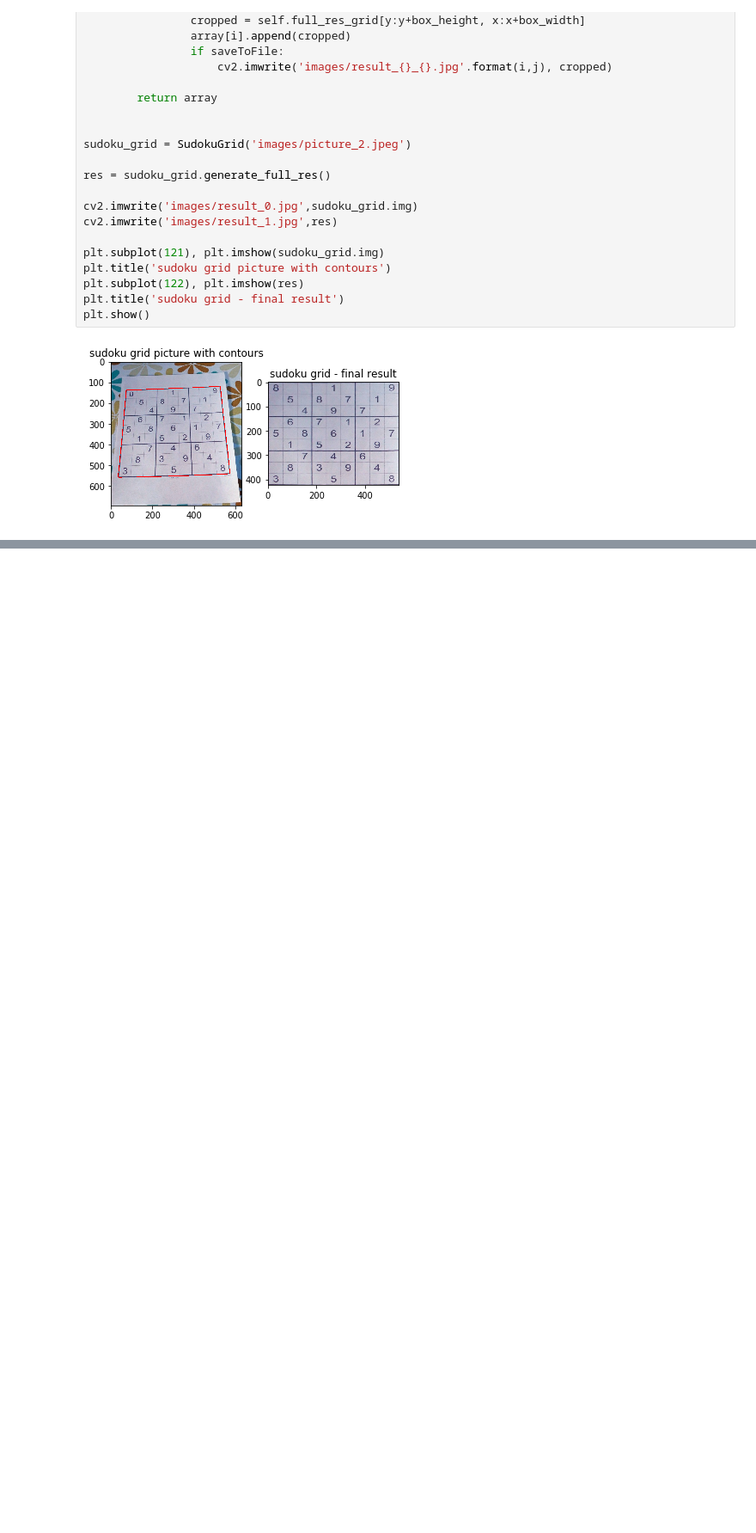
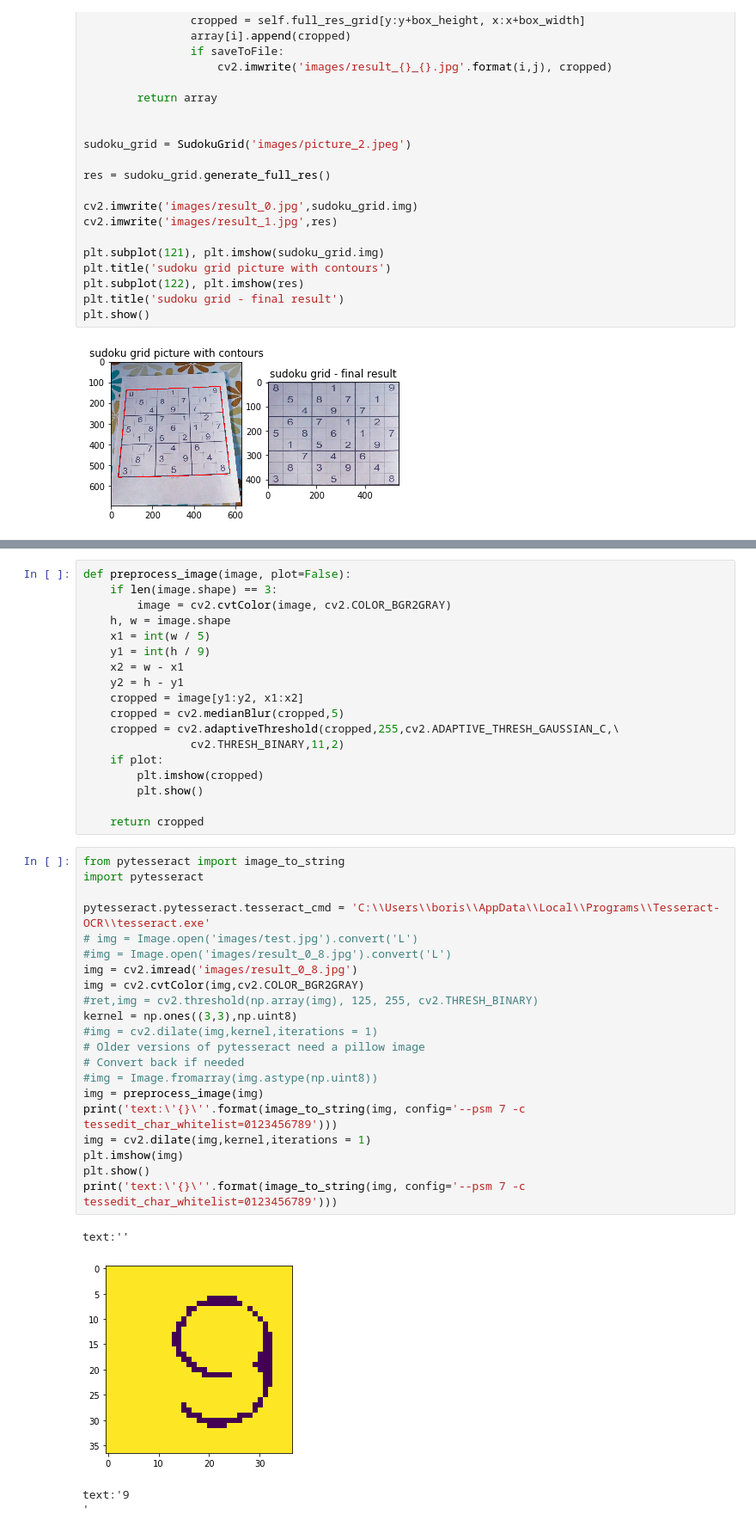
Before and after one commit to borisivnc/sudoku-game, a Jupyter notebook: notebooks/Sudoku_Grid_Extraction.ipynb, the cells around one changed output, grey strips where cells are left out. Shown at 86% size. Drawn from its saved outputs; the diff is of its cells as text; blank space fills up the shorter version.

```diff
--- a/notebooks/Sudoku_Grid_Extraction.ipynb
+++ b/notebooks/Sudoku_Grid_Extraction.ipynb
@@ -176,0 +247,44 @@ plt.show()
+# %%
+def preprocess_image(image, plot=False):
+    if len(image.shape) == 3:
+        image = cv2.cvtColor(image, cv2.COLOR_BGR2GRAY)
+    h, w = image.shape
+    x1 = int(w / 5)
+    y1 = int(h / 9)
+    x2 = w - x1
+    y2 = h - y1
+    cropped = image[y1:y2, x1:x2]
+    cropped = cv2.medianBlur(cropped,5)
+    cropped = cv2.adaptiveThreshold(cropped,255,cv2.ADAPTIVE_THRESH_GAUSSIAN_C,\
+                cv2.THRESH_BINARY,11,2)
+    if plot:
+        plt.imshow(cropped)
+        plt.show()
+
+    return cropped
+# %%
+from pytesseract import image_to_string
+import pytesseract
+
+pytesseract.pytesseract.tesseract_cmd = 'C:\\Users\\boris\\AppData\\Local\\Programs\\Tesseract-OCR\\tesseract.exe'
+# img = Image.open('images/test.jpg').convert('L')
+#img = Image.open('images/result_0_8.jpg').convert('L')
+img = cv2.imread('images/result_0_8.jpg')
+img = cv2.cvtColor(img,cv2.COLOR_BGR2GRAY)
+#ret,img = cv2.threshold(np.array(img), 125, 255, cv2.THRESH_BINARY)
+kernel = np.ones((3,3),np.uint8)
+#img = cv2.dilate(img,kernel,iterations = 1)
+# Older versions of pytesseract need a pillow image
+# Convert back if needed
+#img = Image.fromarray(img.astype(np.uint8))
+img = preprocess_image(img)
+print('text:\'{}\''.format(image_to_string(img, config='--psm 7 -c tessedit_char_whitelist=0123456789')))
+img = cv2.dilate(img,kernel,iterations = 1)
+plt.imshow(img)
+plt.show()
+print('text:\'{}\''.format(image_to_string(img, config='--psm 7 -c tessedit_char_whitelist=0123456789')))
+# %% [output]
+text:''
+[figure, added]
+text:'9
+'
```
Also changed, not shown: parts of 15 cells of this notebook.
